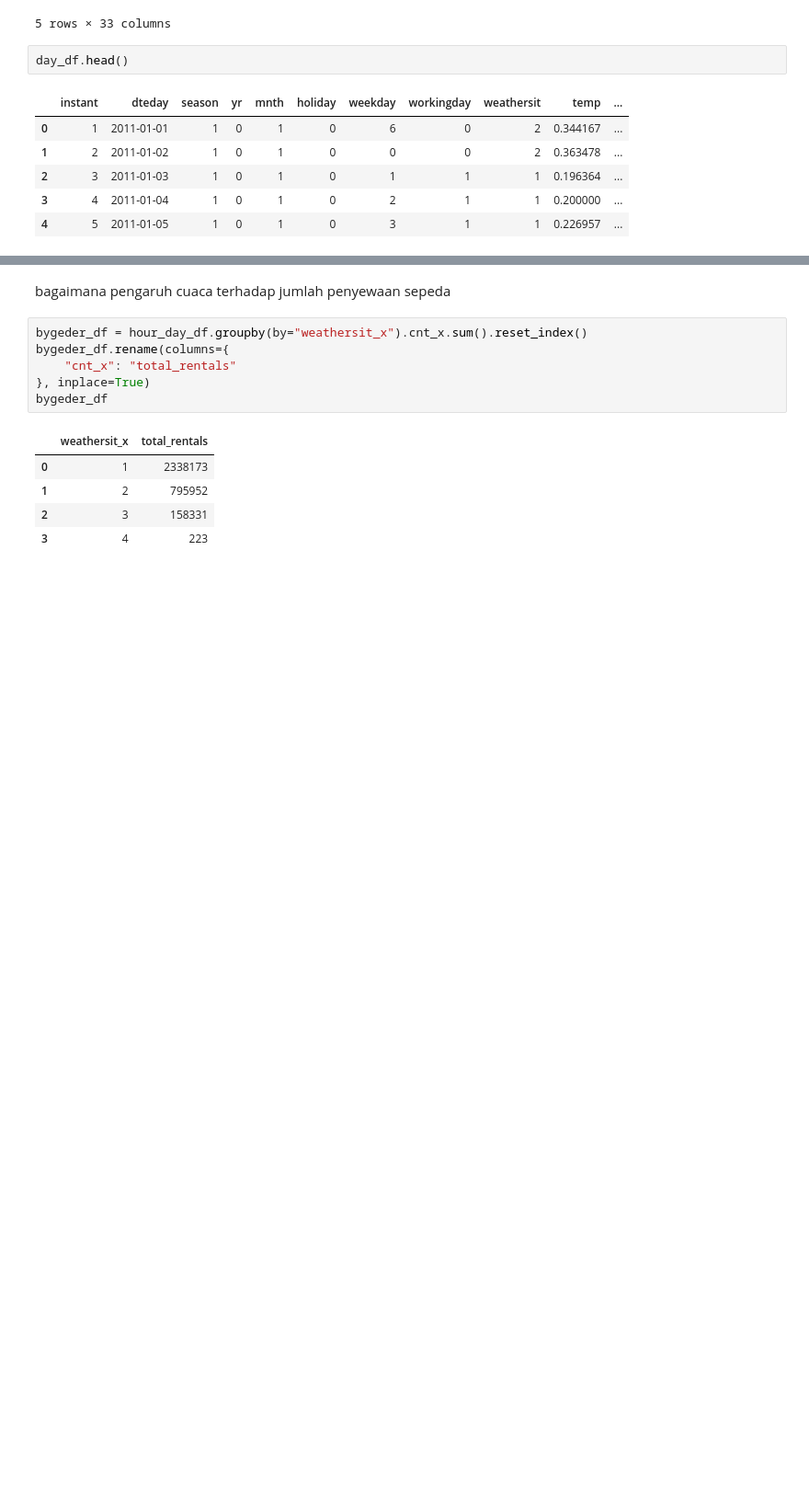
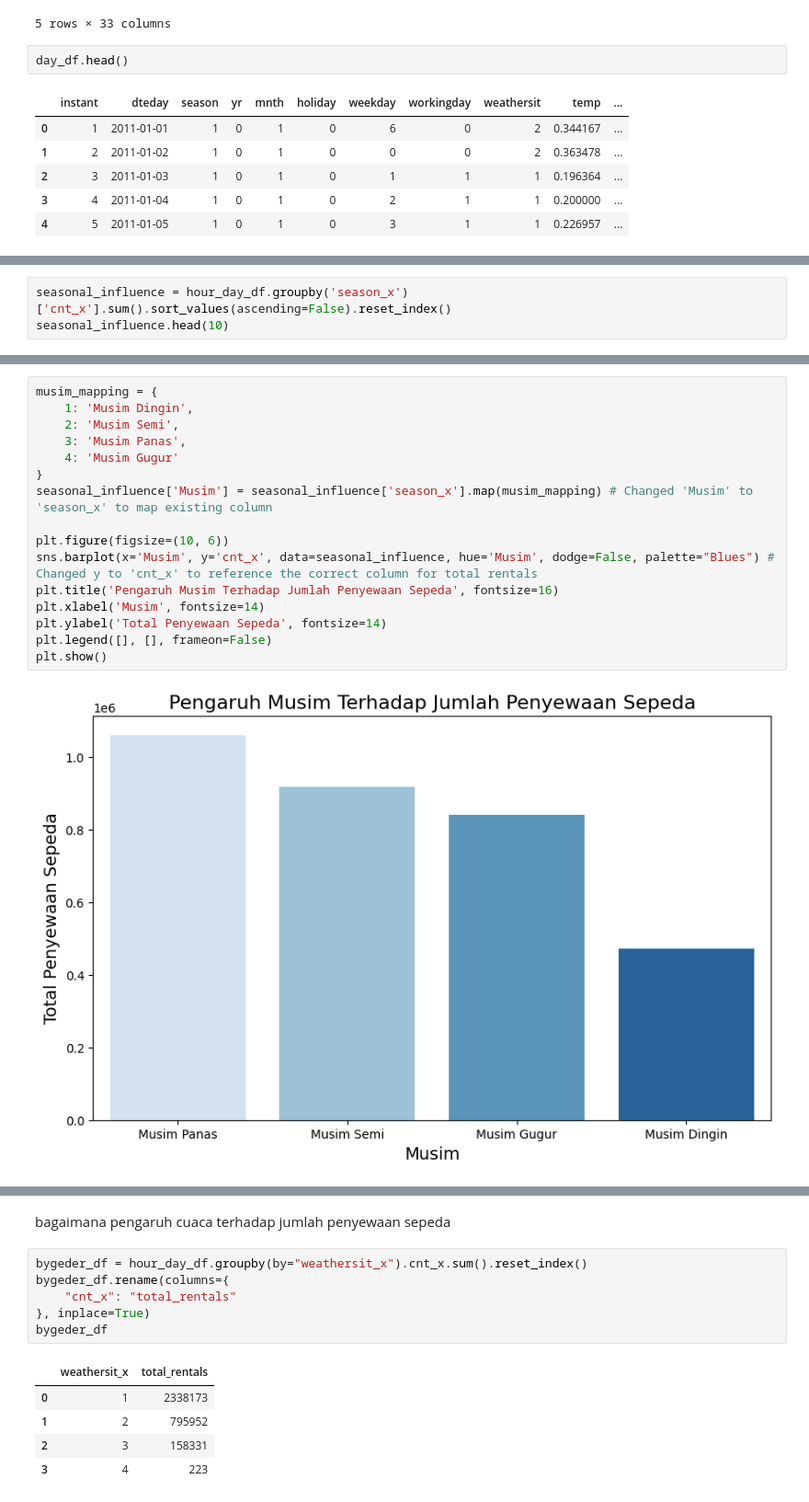
Before and after one commit to rifkurniawan-dev/projek_arif, a Jupyter notebook: Proyek_Analisis_Data_Arif.ipynb, the cells around one changed output, grey strips where cells are left out. Shown: that part at 92% size. Saved outputs shown, nothing was run; the diff lists cells and outputs as text; blank space fills up the shorter version.

```diff
--- a/Proyek_Analisis_Data_Arif.ipynb
+++ b/Proyek_Analisis_Data_Arif.ipynb
@@ -565,0 +525,3 @@ plt.show()
+# %%
+seasonal_influence = hour_day_df.groupby('season_x')['cnt_x'].sum().sort_values(ascending=False).reset_index()
+seasonal_influence.head(10)
@@ -565,0 +534,18 @@ plt.show()
+# %%
+musim_mapping = {
+    1: 'Musim Dingin',
+    2: 'Musim Semi',
+    3: 'Musim Panas',
+    4: 'Musim Gugur'
+}
+seasonal_influence['Musim'] = seasonal_influence['season_x'].map(musim_mapping) # Changed 'Musim' to 'season_x' to map existing column
+
+plt.figure(figsize=(10, 6))
+sns.barplot(x='Musim', y='cnt_x', data=seasonal_influence, hue='Musim', dodge=False, palette="Blues") # Changed y to 'cnt_x' to reference the correct column for total rentals
+plt.title('Pengaruh Musim Terhadap Jumlah Penyewaan Sepeda', fontsize=16)
+plt.xlabel('Musim', fontsize=14)
+plt.ylabel('Total Penyewaan Sepeda', fontsize=14)
+plt.legend([], [], frameon=False)
+plt.show()
+# %% [output]
+[figure, added]
```
Also changed, not shown: parts of 7 cells of this notebook.
